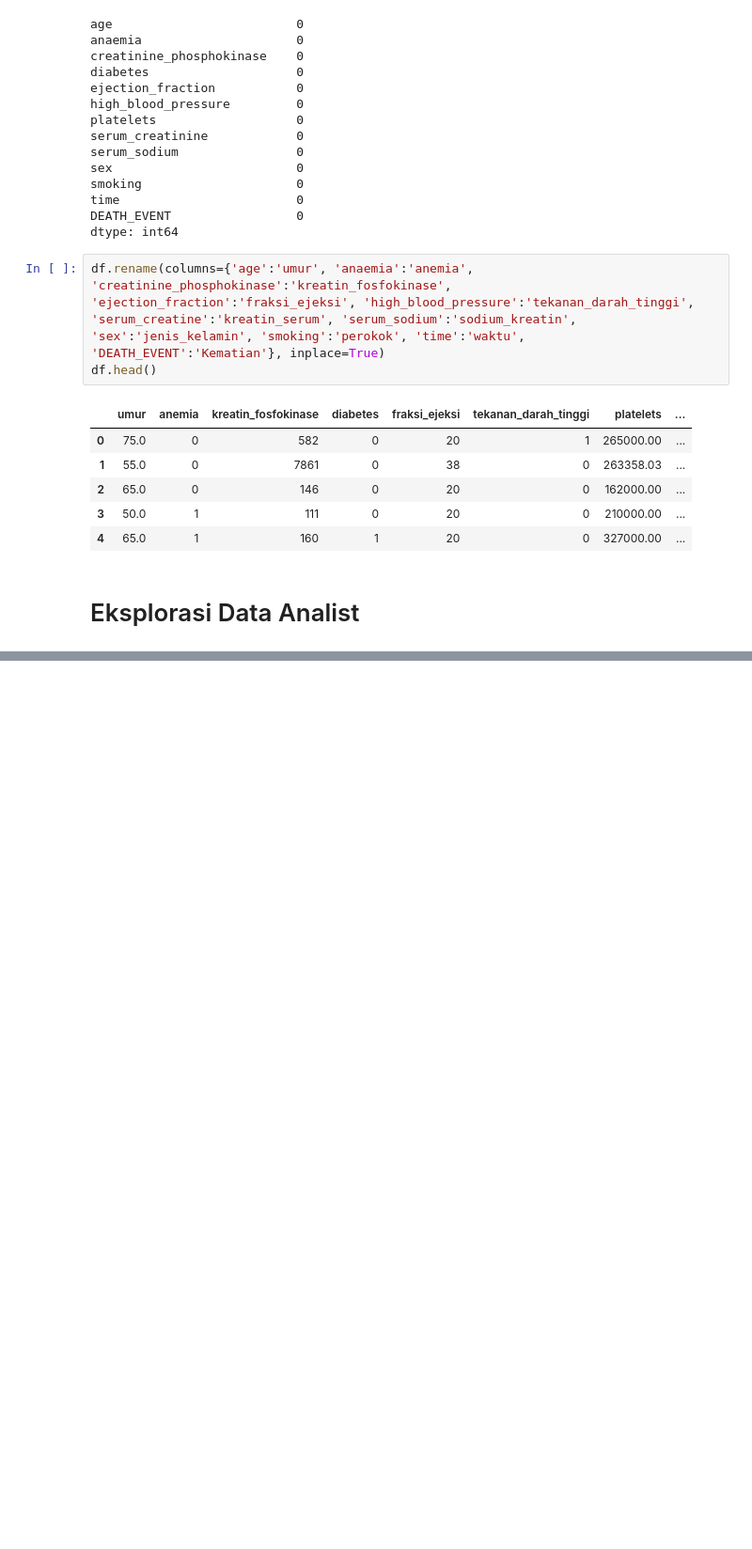
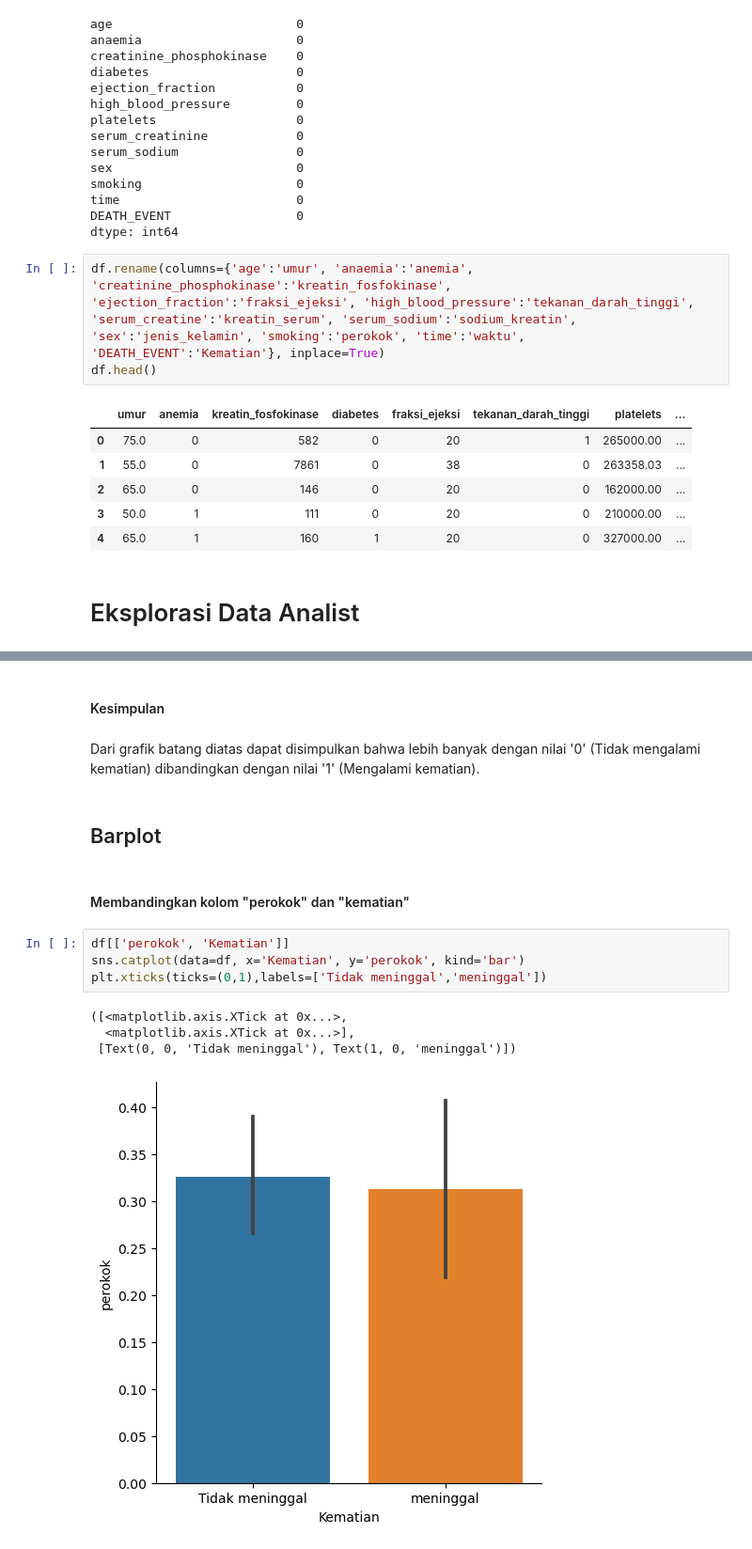
Before and after one commit to tassyirifiyya/ProjectHacktiv8-Kelp1, a Jupyter notebook: PYTN_KampusMerdeka_FP3_Hacktiv8.ipynb, the cells around one changed output, grey strips where cells are left out. Shown at 94% size. Drawn from its saved outputs; the diff is of its cells as text; blank space fills up the shorter version.

```diff
--- a/PYTN_KampusMerdeka_FP3_Hacktiv8.ipynb
+++ b/PYTN_KampusMerdeka_FP3_Hacktiv8.ipynb
@@ -247,0 +259,17 @@ df.head()
+# %% [markdown]
+#### Kesimpulan
+# %% [markdown]
+Dari grafik batang diatas dapat disimpulkan bahwa lebih banyak dengan nilai '0' (Tidak mengalami kematian) dibandingkan dengan nilai '1' (Mengalami kematian).
+# %% [markdown]
+## Barplot
+# %% [markdown]
+#### Membandingkan kolom "perokok" dan "kematian"
+# %%
+df[['perokok', 'Kematian']]
+sns.catplot(data=df, x='Kematian', y='perokok', kind='bar')
+plt.xticks(ticks=(0,1),labels=['Tidak meninggal','meninggal'])
+# %% [output]
+([<matplotlib.axis.XTick at 0x...>,
+  <matplotlib.axis.XTick at 0x...>],
+ [Text(0, 0, 'Tidak meninggal'), Text(1, 0, 'meninggal')])
+[figure, added]
```
Also changed, not shown: parts of 30 cells of this notebook.
